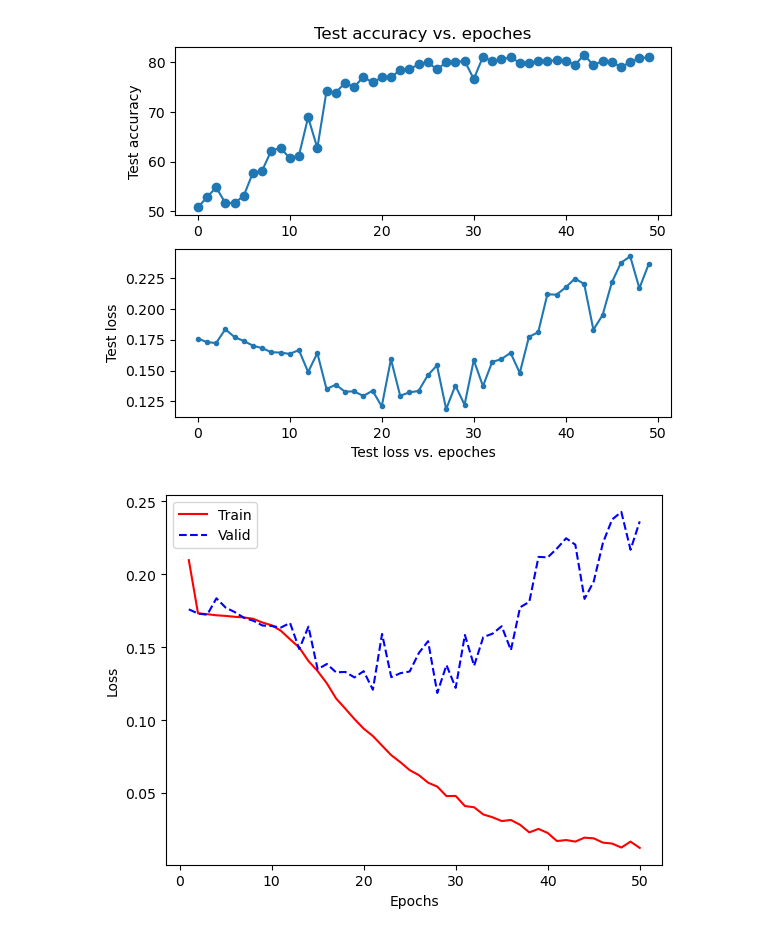
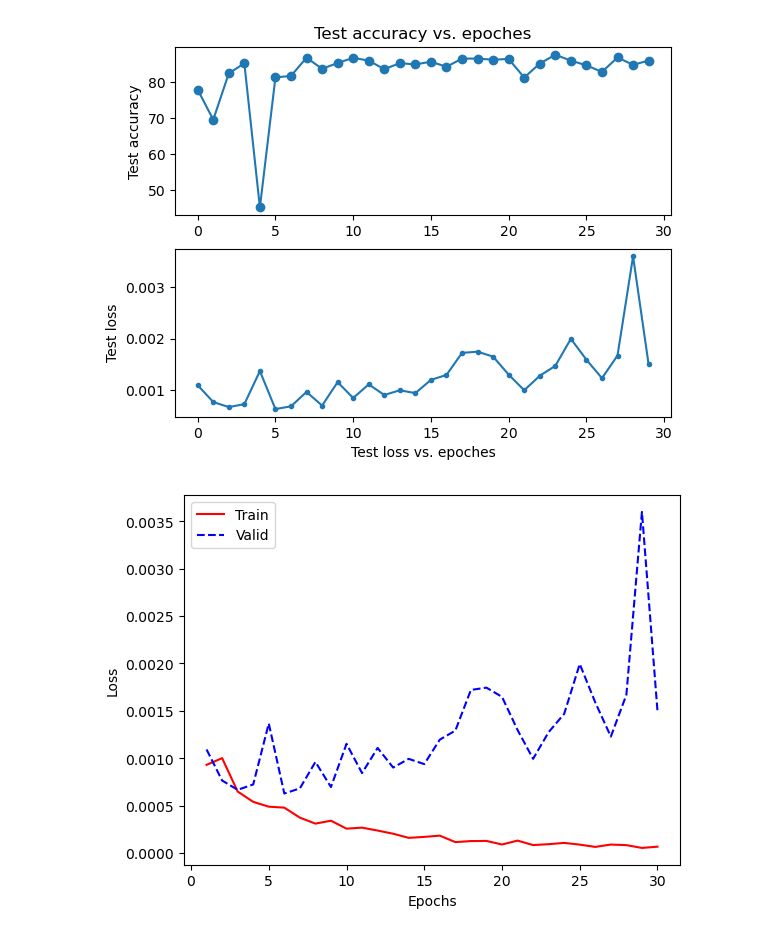
Before and after one commit to oscar-zhou/Program-Fashion-Recommandation-System, a Jupyter notebook: Resnet18_comp.ipynb, the cells around one changed output. Saved outputs shown, nothing was run; the diff lists cells and outputs as text; code cells hidden in the pictures.

```diff
--- a/Resnet18_comp.ipynb
+++ b/Resnet18_comp.ipynb
@@ -41,7 +42,7 @@ transform2=transforms.Compose([
     transforms.Normalize(mean=[.5,.5,.5],std=[.5,.5,.5]) #标准化至[-1,1]
 ])
 
-batch_size=4
+batch_size=64
 
 train_dir = "train"
 #定義數據集
@@ -76,7 +107,7 @@ loss_func = nn.CrossEntropyLoss()
 # 學習優化器
 optimizer = torch.optim.SGD(model.parameters(), lr=5e-2)#5的負2次方
 # %%
-epoch=50
+epoch=30
 
 if torch.cuda.is_available():
     model.cuda()
@@ -174,26 +205,26 @@ epoch 12
 # %%
 import matplotlib.pyplot as plt
 
-x1 = range(0, 50)
-x2 = range(0, 50)
+x1 = range(0, 30)
+x2 = range(0, 30)
 y1 = accuracy_list
 y2 = loss_list
 plt.subplot(2, 1, 1)
 plt.plot(x1, y1, 'o-')
 plt.title('Test accuracy vs. epoches')
 plt.ylabel('Test accuracy')
 plt.subplot(2, 1, 2)
 plt.plot(x2, y2, '.-')
 plt.xlabel('Test loss vs. epoches')
 plt.ylabel('Test loss')
 plt.show()
 # plt.savefig("accuracy_loss.jpg")
 # %% [output]
-[figure, old version]
+[figure, new version]
 # %%
 #distplot
 import matplotlib.pyplot as plt
-epochs =[i+1 for i in range(50)]
+epochs =[i+1 for i in range(30)]
 plt.plot(epochs,tr_loss_list, color='red', label='Train')
 plt.plot(epochs,loss_list, '--', color='blue', label='Valid')
 #plt.title('CrossEntropy') # title
@@ -204,7 +235,7 @@ plt.legend() #圖例
 #plt.savefig('.\\Model\\0618\\實驗' + str(testnum) + '.png') #儲存圖檔
 plt.show()
 # %% [output]
-[figure, old version]
+[figure, new version]
 # %%
 #distplot
 import matplotlib.pyplot as plt
```
Also changed, not shown: parts of 9 cells of this notebook.
